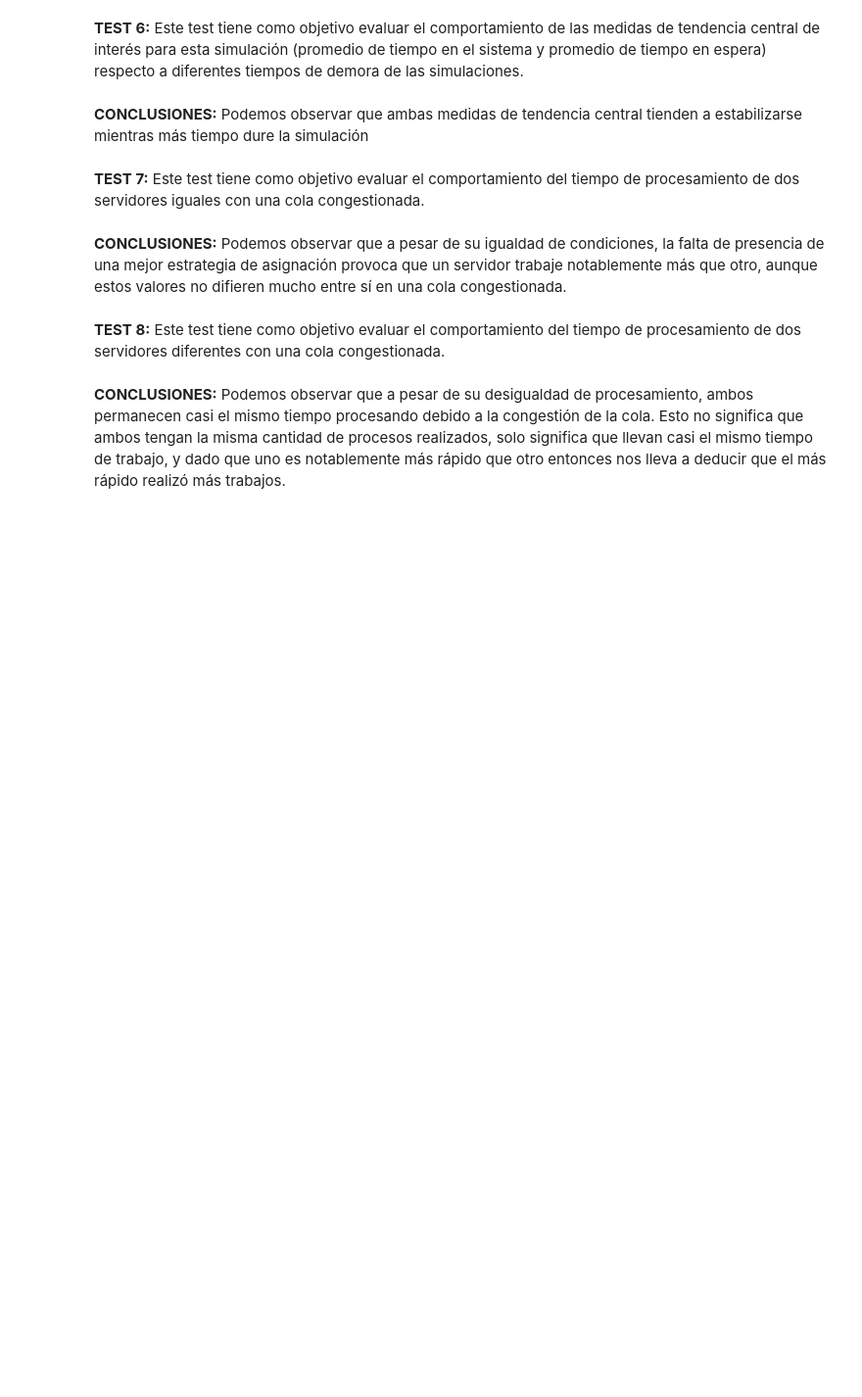
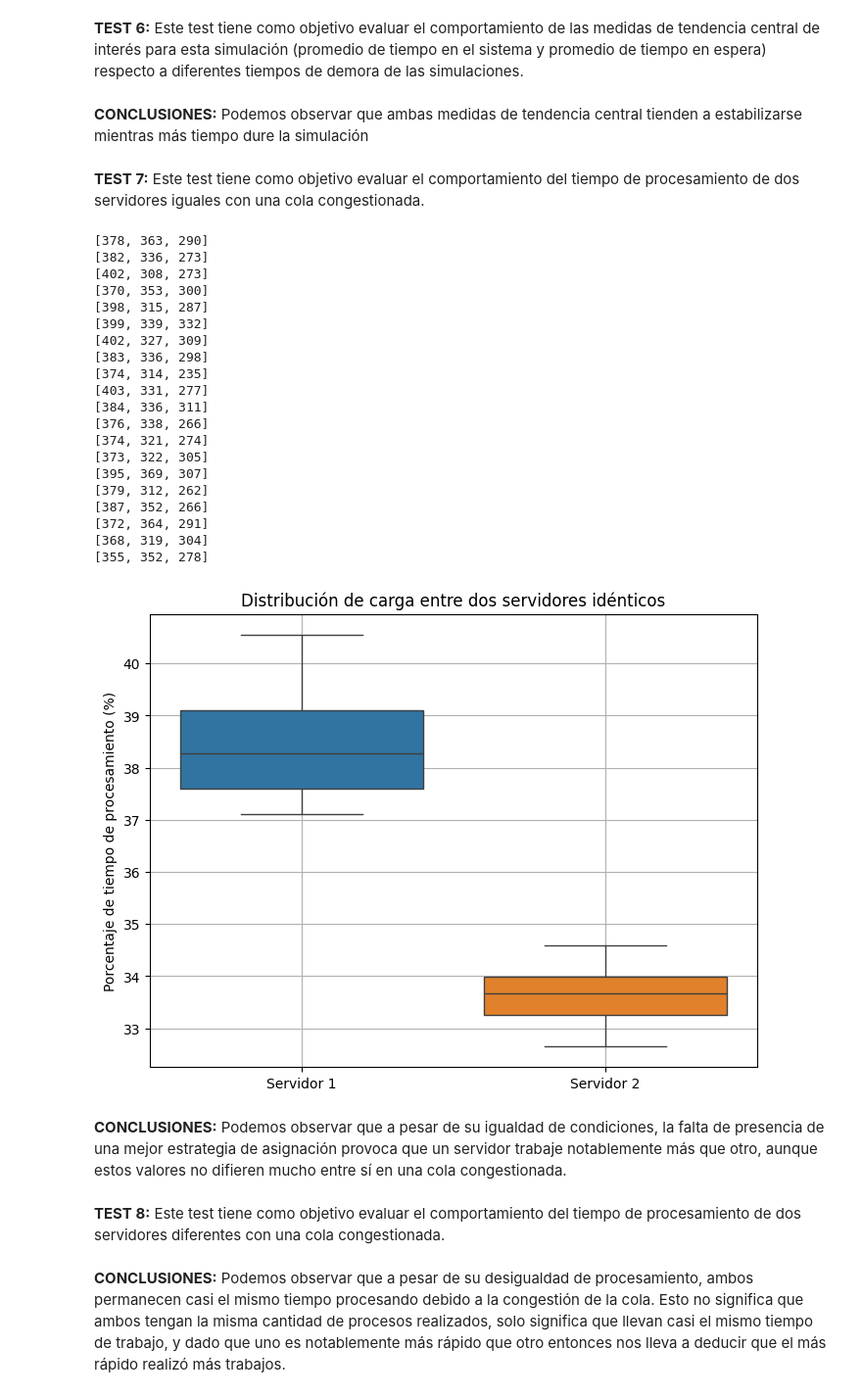
Before and after one commit to HadrianC-hub/SIM-Discrete_Events_Simulation, a Jupyter notebook: simulation.ipynb, the cells around one changed output. Shown: that part at 98% size. Saved outputs shown, nothing was run; the diff lists cells and outputs as text; code cells hidden in the pictures; blank space fills up the shorter version.

```diff
--- a/simulation.ipynb
+++ b/simulation.ipynb
@@ -504,34 +504,56 @@ plt.show()
 # Parámetros de simulación
 arrival_rate = 5    # alta tasa de llegada
 service_rate = 1    # servidores idénticos
-servers_ammount = 2
+servers_ammount = 3
 time_limit = 500
 num_simulations = 20
 
 # Recolectar porcentajes de uso
 porcentajes_servidor_1 = []
 porcentajes_servidor_2 = []
 
 for _ in range(num_simulations):
     _, _, processing_times, _, _, _, _ = simulate_queueing_system(
         servers_ammount,
         arrival_rate,
         [service_rate] * servers_ammount,
         time_limit
     )
     total = sum(processing_times)
     if total > 0:
         porcentajes_servidor_1.append(processing_times[0] / total * 100)
         porcentajes_servidor_2.append(processing_times[1] / total * 100)
 
 # Gráfico boxplot
 plt.figure(figsize=(8, 6))
 sns.boxplot(data=[porcentajes_servidor_1, porcentajes_servidor_2])
 plt.xticks([0, 1], ["Servidor 1", "Servidor 2"])
 plt.ylabel("Porcentaje de tiempo de procesamiento (%)")
 plt.title("Distribución de carga entre dos servidores idénticos")
 plt.grid(True)
 plt.show()
+# %% [output]
+[378, 363, 290]
+[382, 336, 273]
+[402, 308, 273]
+[370, 353, 300]
+[398, 315, 287]
+[399, 339, 332]
+[402, 327, 309]
+[383, 336, 298]
+[374, 314, 235]
+[403, 331, 277]
+[384, 336, 311]
+[376, 338, 266]
+[374, 321, 274]
+[373, 322, 305]
+[395, 369, 307]
+[379, 312, 262]
+[387, 352, 266]
+[372, 364, 291]
+[368, 319, 304]
+[355, 352, 278]
+[figure, added]
 # %% [markdown]
 **CONCLUSIONES:** Podemos observar que a pesar de su igualdad de condiciones, la falta de presencia de una mejor estrategia de asignación provoca que un servidor trabaje notablemente más que otro, aunque estos valores no difieren mucho entre sí en una cola congestionada.
 # %% [markdown]
```
Also changed, not shown: parts of 1 cell of this notebook, 1 other file.
